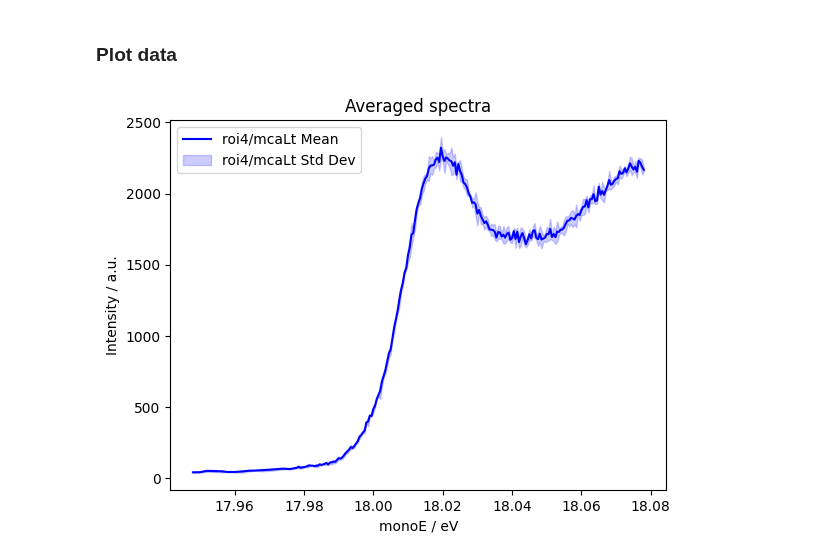
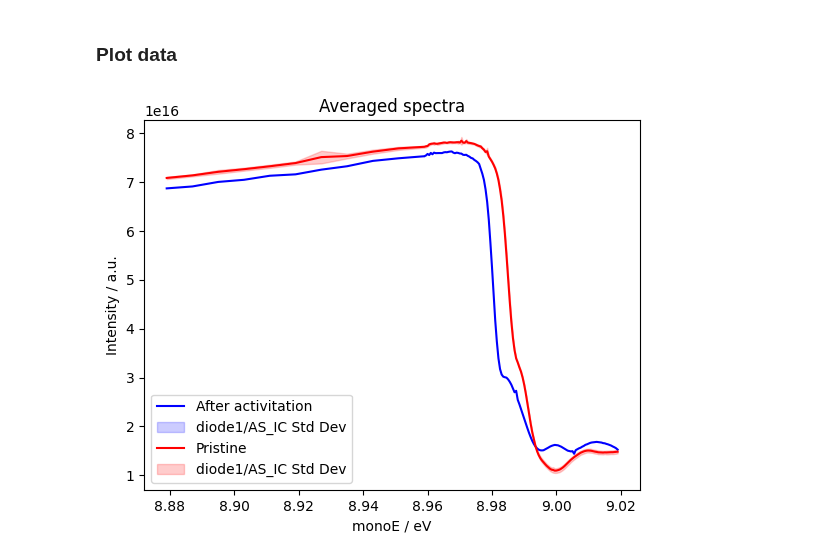
Before and after one commit to raulgarciadiez/myspot_2024_07, a Jupyter notebook: Export_from_Spec.ipynb, the cells around one changed output. Cells and saved outputs as stored; diff of their text form; code cells hidden in the pictures.

Commit message:
plotting reduced vs pristine

```diff
--- a/Export_from_Spec.ipynb
+++ b/Export_from_Spec.ipynb
@@ -60,26 +58,34 @@ result_df.to_csv(folder_path + filename_df, index=False)
 # %%
 #### This is an example ########################
 
 #change here the file you want to plot
-file_to_plot ="S1_Cu_6Sm/001_Cu-6Sm_Pristine_RT/Data_Zr_K_EXAFS_merged_scans_112_117.csv"
+file_to_plot ="S1_Cu_6Sm/003_Cu-6Sm_Activation_dwell/Data_Cu_K_EXAFS_merged_scans_4_7.csv"
 # and the variables you want to plot
-var1="roi4"
-var2="mcaLt"
+var1="diode1"
+var2="AS_IC"
 
 #################################################
 result_df = pd.read_csv(file_to_plot)
 
-plt.plot(result_df['monoE'], result_df[f'{var1}/{var2}_mean'], label=f'{var1}/{var2} Mean', color='blue')
+plt.plot(result_df['monoE'], result_df[f'{var1}/{var2}_mean'], label="After activitation", color='blue')
 plt.fill_between(result_df['monoE'],
                  result_df[f'{var1}/{var2}_mean'] - result_df[f'{var1}/{var2}_std'],
                  result_df[f'{var1}/{var2}_mean'] + result_df[f'{var1}/{var2}_std'],
                  color='blue', alpha=0.2, label=f'{var1}/{var2} Std Dev')
+
+result_df = pd.read_csv("S1_Cu_6Sm/001_Cu-6Sm_Pristine_RT/Data_Cu_K_EXAFS_merged_scans_99_110.csv")
+
+plt.plot(result_df['monoE'], result_df[f'{var1}/{var2}_mean'], label="Pristine", color='red')
+plt.fill_between(result_df['monoE'],
+                 result_df[f'{var1}/{var2}_mean'] - result_df[f'{var1}/{var2}_std'],
+                 result_df[f'{var1}/{var2}_mean'] + result_df[f'{var1}/{var2}_std'],
+                 color='red', alpha=0.2, label=f'{var1}/{var2} Std Dev')
 
 plt.xlabel('monoE / eV')
 plt.ylabel('Intensity / a.u.')
 plt.title('Averaged spectra')
 plt.legend()
 
 plt.show()
 # %% [output]
-[figure, old version]
+[figure, new version]
```
Also changed, not shown: parts of 2 cells of this notebook, 6 other files.
